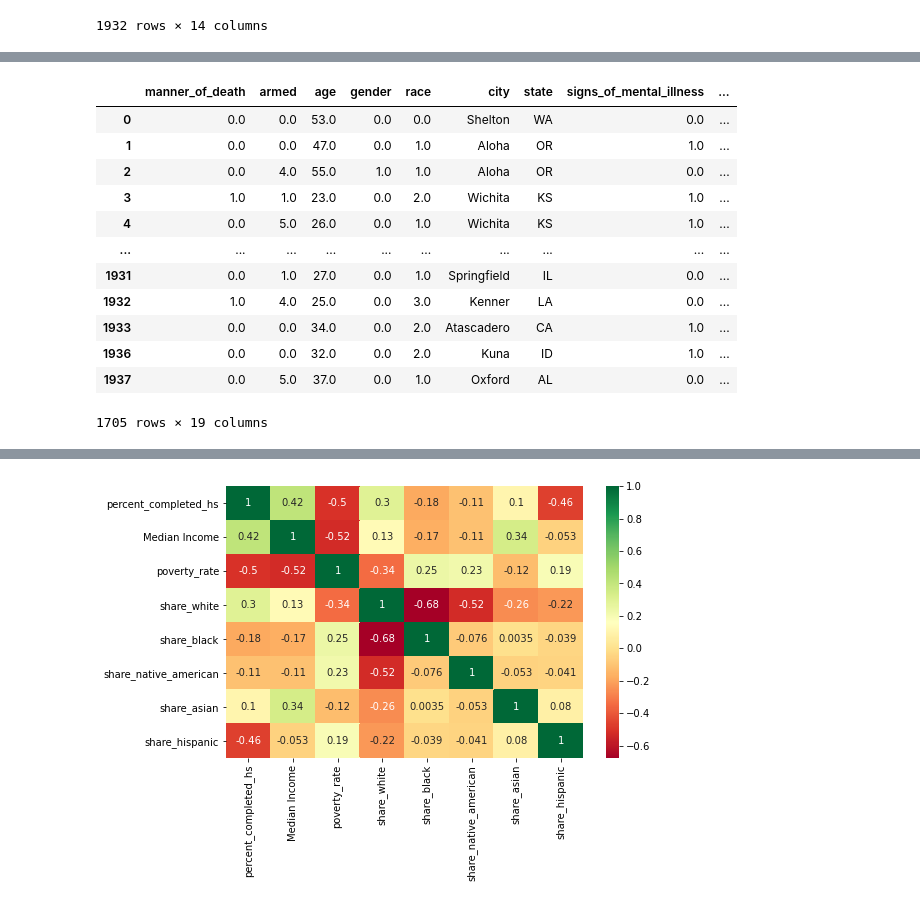
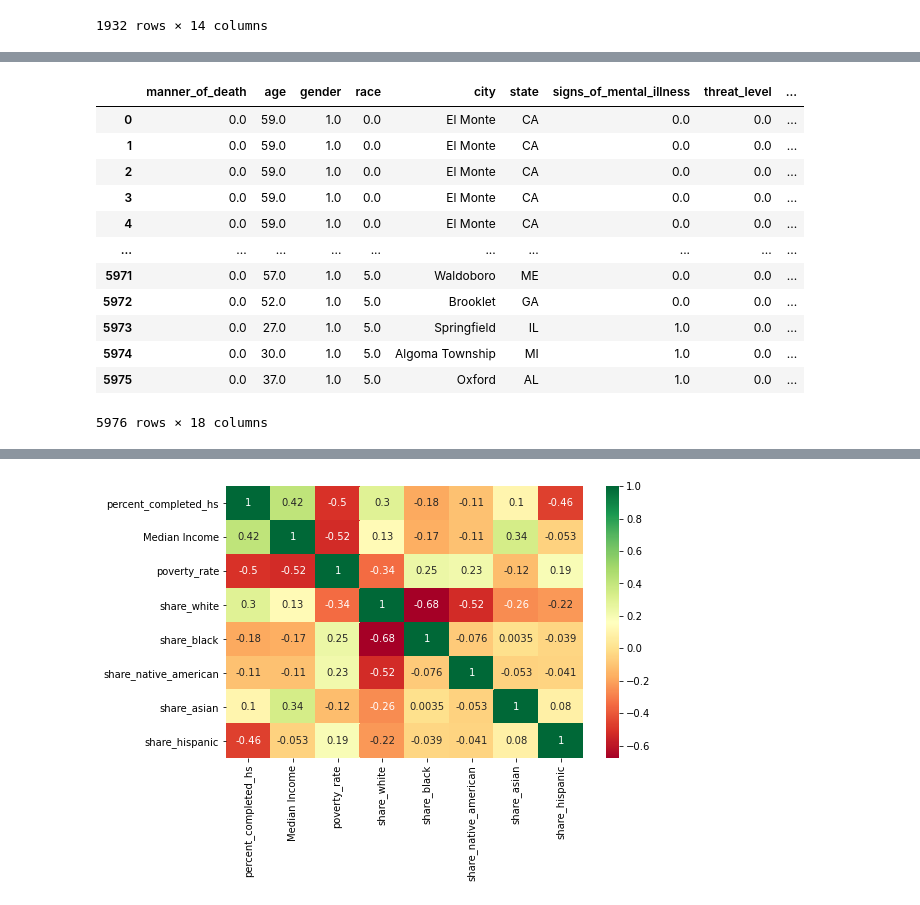
Before and after one commit to xudyang1/data_science_project, a Jupyter notebook: 05_07_update.ipynb, the cells around one changed output, grey strips where cells are left out. Saved outputs shown, nothing was run; the diff lists cells and outputs as text; code cells hidden in the pictures.

```diff
--- a/05_07_update.ipynb
+++ b/05_07_update.ipynb
@@ -1104,0 +1228,5 @@ merged
+# %%
+# threat_level encode
+threat_level_map = preprocessing.LabelEncoder()
+train['threat_level'] = threat_level_map.fit_transform(train['threat_level'])
+train['threat_level']
@@ -1104,0 +1262,5 @@ merged
+# %%
+# flee encode
+flee_map = preprocessing.LabelEncoder()
+train['flee'] = flee_map.fit_transform(train['flee'])
+train['flee']
@@ -1104,0 +1296,5 @@ merged
+# %%
+# body_camera encode
+body_camera_map = preprocessing.LabelEncoder()
+train['body_camera'] = body_camera_map.fit_transform(train['body_camera'])
+train['body_camera']
@@ -1104,0 +1344,20 @@ merged
+# %%
+from sklearn.utils import resample
+# split into majority and minorities
+minor0 = train[train.race==0]
+minor1 = train[train.race==1]
+minor2 = train[train.race==2]
+minor3 = train[train.race==3]
+minor4 = train[train.race==4]
+major = train[train.race==5]
+
+# Upsample minority classes
+minor0_up = resample(minor0, replace=True, n_samples=major.race.value_counts().tolist()[0], random_state=100)
+minor1_up = resample(minor1, replace=True, n_samples=major.race.value_counts().tolist()[0], random_state=100)
+minor2_up = resample(minor2, replace=True, n_samples=major.race.value_counts().tolist()[0], random_state=100)
+minor3_up = resample(minor3, replace=True, n_samples=major.race.value_counts().tolist()[0], random_state=100)
+minor4_up = resample(minor4, replace=True, n_samples=major.race.value_counts().tolist()[0], random_state=100)
+# combine
+train = pd.concat([minor0_up,minor1_up,minor2_up,minor3_up,minor4_up,major])
+# display new counts
+train.race.value_counts()
@@ -1125,17 +1390,18 @@ train_merge.query('_merge == "left_only"')
 # %%
-train_merge = train_merge[train_merge['_merge']=='both'].drop('_merge', axis=1)
+# keep rows with full Victim Data
+train_merge = train_merge[train_merge['_merge'].isin(['both','left_only'])].drop('_merge', axis=1)
 train_merge
 # %% [output]
-|  | manner_of_death | armed | age | gender | race | city | state | signs_of_mental_illness | ... |
-| 0 | 0.0 | 0.0 | 53.0 | 0.0 | 0.0 | Shelton | WA | 0.0 | ... |
-| 1 | 0.0 | 0.0 | 47.0 | 0.0 | 1.0 | Aloha | OR | 1.0 | ... |
-| 2 | 0.0 | 4.0 | 55.0 | 1.0 | 1.0 | Aloha | OR | 0.0 | ... |
-| 3 | 1.0 | 1.0 | 23.0 | 0.0 | 2.0 | Wichita | KS | 1.0 | ... |
-| 4 | 0.0 | 5.0 | 26.0 | 0.0 | 1.0 | Wichita | KS | 1.0 | ... |
+|  | manner_of_death | age | gender | race | city | state | signs_of_mental_illness | threat_level | ... |
+| 0 | 0.0 | 59.0 | 1.0 | 0.0 | El Monte | CA | 0.0 | 0.0 | ... |
+| 1 | 0.0 | 59.0 | 1.0 | 0.0 | El Monte | CA | 0.0 | 0.0 | ... |
+| 2 | 0.0 | 59.0 | 1.0 | 0.0 | El Monte | CA | 0.0 | 0.0 | ... |
+| 3 | 0.0 | 59.0 | 1.0 | 0.0 | El Monte | CA | 0.0 | 0.0 | ... |
+| 4 | 0.0 | 59.0 | 1.0 | 0.0 | El Monte | CA | 0.0 | 0.0 | ... |
 | ... | ... | ... | ... | ... | ... | ... | ... | ... | ... |
-| 1931 | 0.0 | 1.0 | 27.0 | 0.0 | 1.0 | Springfield | IL | 0.0 | ... |
-| 1932 | 1.0 | 4.0 | 25.0 | 0.0 | 3.0 | Kenner | LA | 0.0 | ... |
-| 1933 | 0.0 | 0.0 | 34.0 | 0.0 | 2.0 | Atascadero | CA | 1.0 | ... |
-| 1936 | 0.0 | 0.0 | 32.0 | 0.0 | 2.0 | Kuna | ID | 1.0 | ... |
-| 1937 | 0.0 | 5.0 | 37.0 | 0.0 | 1.0 | Oxford | AL | 0.0 | ... |
+| 5971 | 0.0 | 57.0 | 1.0 | 5.0 | Waldoboro | ME | 0.0 | 0.0 | ... |
+| 5972 | 0.0 | 52.0 | 1.0 | 5.0 | Brooklet | GA | 0.0 | 0.0 | ... |
+| 5973 | 0.0 | 27.0 | 1.0 | 5.0 | Springfield | IL | 1.0 | 0.0 | ... |
+| 5974 | 0.0 | 30.0 | 1.0 | 5.0 | Algoma Township | MI | 1.0 | 0.0 | ... |
+| 5975 | 0.0 | 37.0 | 1.0 | 5.0 | Oxford | AL | 1.0 | 0.0 | ... |
-1705 rows × 19 columns
+5976 rows × 18 columns
```
Also changed, not shown: parts of 65 cells of this notebook.
